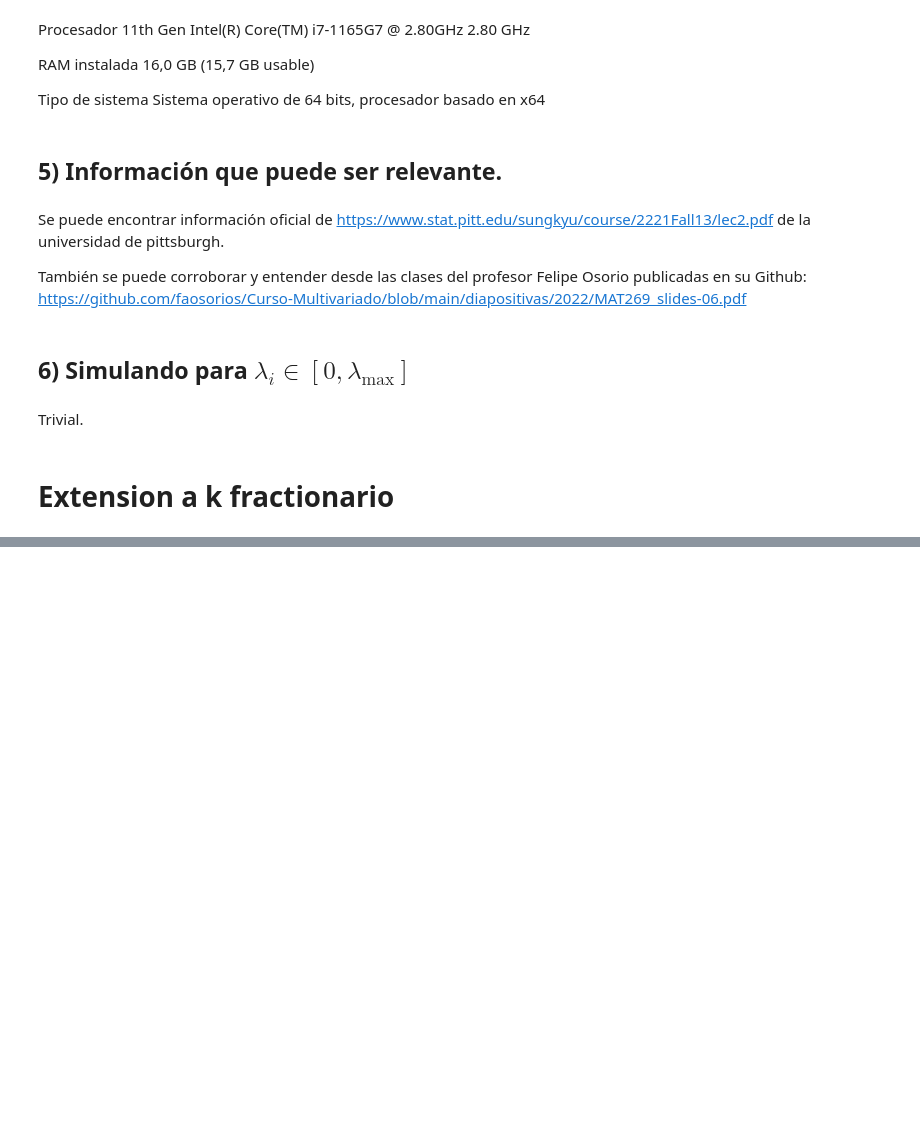
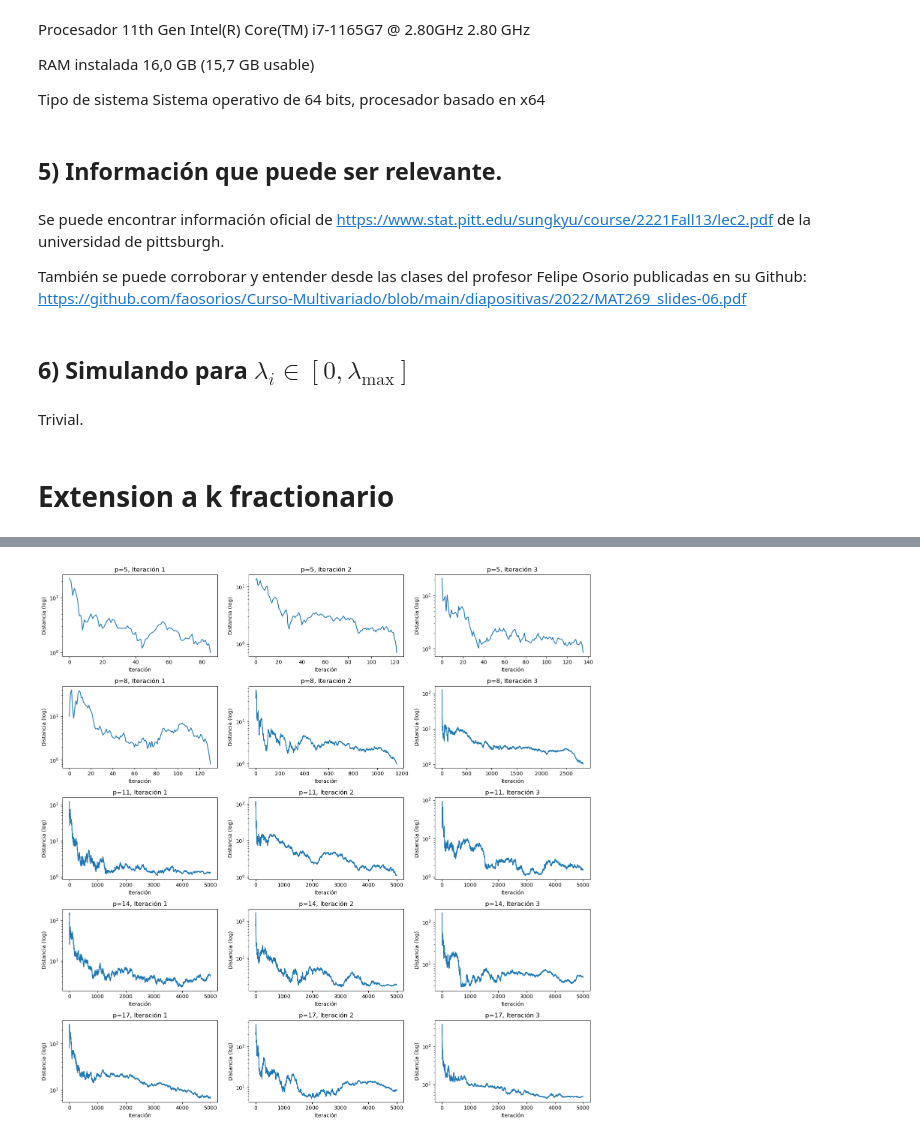
Before and after one commit to Darkrayyss/Certamen-1-MAT468-Diego-Astaburuaga, a Jupyter notebook: Entrega Certamen/Pregunta1.ipynb, the cells around one changed output, grey strips where cells are left out. Drawn from its saved outputs; the diff is of its cells as text; code cells hidden in the pictures; blank space fills up the shorter version.

```diff
--- a/Entrega Certamen/Pregunta1.ipynb
+++ b/Entrega Certamen/Pregunta1.ipynb
@@ -1269,12 +1269,13 @@ def simulate_wishart_distribution(p, k=None, Sigma=None, M=None):
         X = simulate_wishart_distribution_int(p, kk, Sigma)
         U = np.random.uniform(0,1)
         if U <= np.linalg.det(X) ** ((k - kk) / 2)/M:
-            return X, itr_actual_intern
+            rechazados  = itr_actual_intern-1
+            return X, rechazados
 
 # Ejemplo de uso
-p = 3  # Dimensión de la matriz Wishart
+p = 5  # Dimensión de la matriz Wishart
 k = 10.62  # Grados de libertad
-Sigma = np.array([[1, 0.5, 0.2], [0.5, 2, 0.6], [0.2, 0.6, 0.8]])  # Matriz de covarianza
+Sigma = generate_covariance_matrix(p)  # Matriz de covarianza
 
 # Encuentra el valor M para la distribución instrumental g
 M = find_M(p, k, Sigma)
@@ -1282,8 +1283,6 @@ M = find_M(p, k, Sigma)
 # Simula una matriz desde la distribución Wishart
 sample, rechazados = simulate_wishart_distribution(p, k, Sigma, M)
 
-rechazados -= 1
-
 print("Muestra de la distribución Wishart:")
 print(sample)
 
@@ -1376,0 +1390,34 @@ plt.show()
+# %%
+#iterations, distances, lowest_distance = calculate_iterations_to_tolerance(p=p, k=k, tol=tol)
+p_list = [5,8,11,14,17]
+
+distances_dic = {}
+
+for p in p_list:
+    distances_dic[p] = []
+
+    for _ in range(3):
+        iterations, distances, lowest_distance, rechazos = calculate_iterations_to_tolerance(n_max=5_000, p=p, k= p-0.523,tol=1, max_iterations_without_decrease=5_000)
+        distances_dic[p].append(distances)
+
+# Crear una grilla 5x3 para graficar
+fig, axs = plt.subplots(5, 3, figsize=(15, 15))
+
+# Iterar a través de las filas y columnas de la grilla
+for i, p in enumerate(p_list):
+    for j in range(3):
+        distances = distances_dic[p][j]  # Obtener las distancias correspondientes a p y la iteración j
+
+        # Graficar las distancias en escala logarítmica
+        axs[i, j].semilogy(np.arange(len(distances)), distances)
+        axs[i, j].set_title(f'p={p}, Iteración {j+1}')
+        axs[i, j].set_xlabel('Iteración')
+        axs[i, j].set_ylabel('Distancia (log)')
+
+# Ajustar el espaciado entre los gráficos
+plt.tight_layout()
+
+# Mostrar el gráfico
+plt.show()
+# %% [output]
+[figure, added]
```
Also changed, not shown: parts of 16 cells of this notebook, 3 other files.
